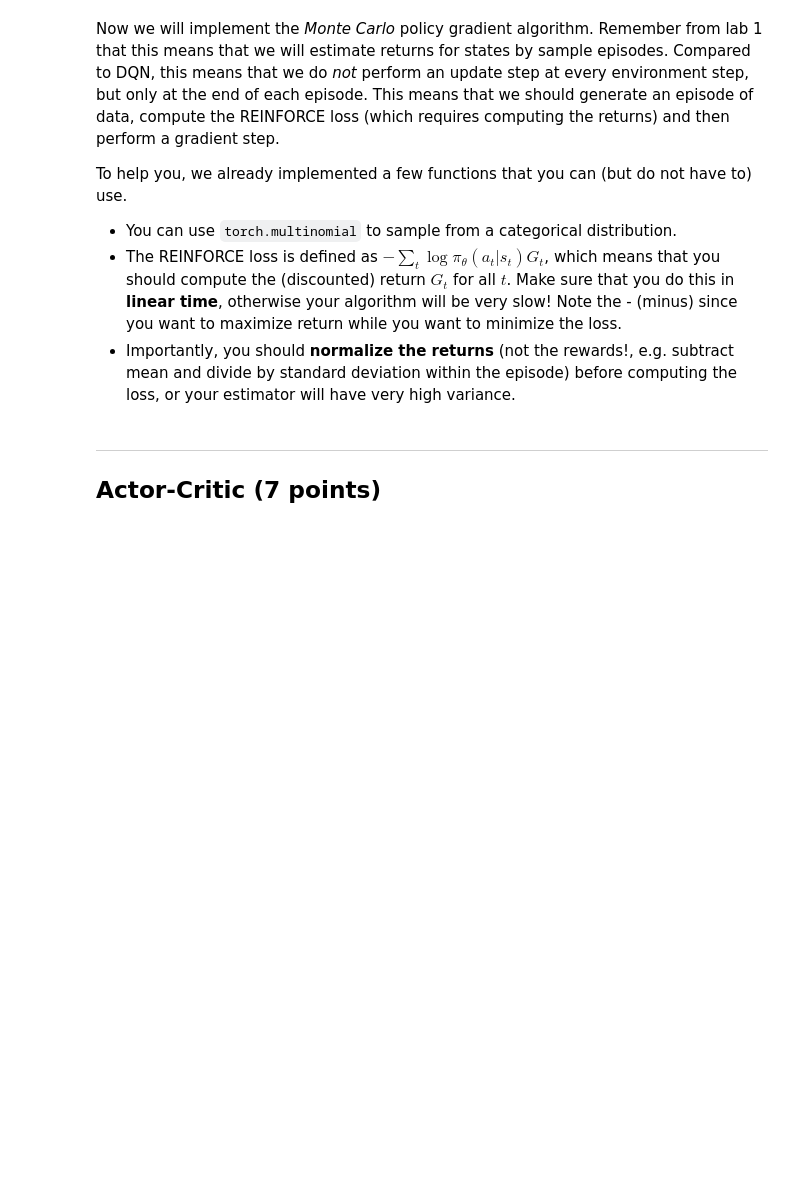
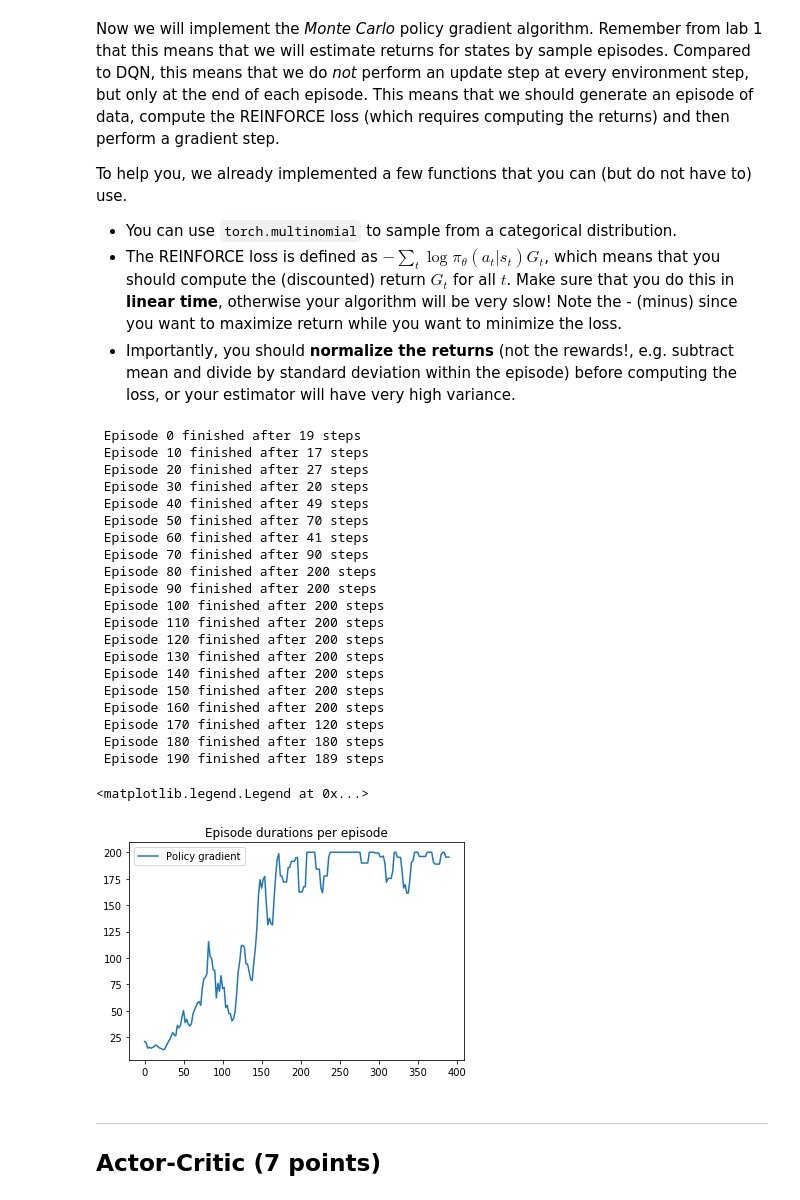
Before and after one commit to kondilidisn/RL, a Jupyter notebook: lab2.ipynb, the cells around one changed output. Drawn from its saved outputs; the diff is of its cells as text; code cells hidden in the pictures; blank space fills up the shorter version.

```diff
--- a/lab2.ipynb
+++ b/lab2.ipynb
@@ -393,44 +462,3 @@ To help you, we already implemented a few functions that you can (but do not hav
 * You can use `torch.multinomial` to sample from a categorical distribution.
 * The REINFORCE loss is defined as $- \sum_t \log \pi_\theta(a_t|s_t) G_t$, which means that you should compute the (discounted) return $G_t$ for all $t$. Make sure that you do this in **linear time**, otherwise your algorithm will be very slow! Note the - (minus) since you want to maximize return while you want to minimize the loss.
 * Importantly, you should **normalize the returns** (not the rewards!, e.g. subtract mean and divide by standard deviation within the episode) before computing the loss, or your estimator will have very high variance.
-# %%
-def select_action(model, state):
-    # Samples an action according to the probability distribution induced by the model
-    # Also returns the log_probability
-    # YOUR CODE HERE
-    raise NotImplementedError()
-
-    return action, log_p[action]
-
-def run_episode(env, model):
-    # YOUR CODE HERE
-    raise NotImplementedError()
-    return episode
-
-def compute_reinforce_loss(episode, discount_factor):
-    # Compute the reinforce loss
-    # Make sure that your function runs in LINEAR TIME
-    # Don't forget to normalize your RETURNS (not rewards)
-    # Note that the rewards/returns should be maximized
-    # while the loss should be minimized so you need a - somewhere
-
-    # YOUR CODE HERE
-    raise NotImplementedError()
-    return loss
-
-def run_episodes_policy_gradient(model, env, num_episodes, discount_factor, learn_rate):
-
-    optimizer = optim.Adam(model.parameters(), learn_rate)
-
-    episode_durations = []
-    for i in range(num_episodes):
-
-        # YOUR CODE HERE
-        raise NotImplementedError()
-
-        if i % 10 == 0:
-            print("{2} Episode {0} finished after {1} steps"
-                  .format(i, len(episode), '\033[92m' if len(episode) >= 195 else '\033[99m'))
-        episode_durations.append(len(episode))
-
-    return episode_durations
@@ -437,21 +569,44 @@ def run_episodes_policy_gradient(model, env, num_episodes, discount_factor, lear
 # %%
 # Feel free to play around with the parameters!
 num_episodes = 200
-discount_factor = 0.99
+discount_factor = 1
 learn_rate = 0.01
 seed = 42
 random.seed(seed)
 torch.manual_seed(seed)
 env.seed(seed)
 
 model = PolicyNetwork(num_hidden)
 
 episode_durations_policy_gradient = run_episodes_policy_gradient(
     model, env, num_episodes, discount_factor, learn_rate)
 
 plt.plot(smooth(episode_durations_policy_gradient, 10))
 plt.title('Episode durations per episode')
 plt.legend(['Policy gradient'])
+# %% [output]
+ Episode 0 finished after 19 steps
+ Episode 10 finished after 17 steps
+ Episode 20 finished after 27 steps
+ Episode 30 finished after 20 steps
+ Episode 40 finished after 49 steps
+ Episode 50 finished after 70 steps
+ Episode 60 finished after 41 steps
+ Episode 70 finished after 90 steps
+ Episode 80 finished after 200 steps
+ Episode 90 finished after 200 steps
+ Episode 100 finished after 200 steps
+ Episode 110 finished after 200 steps
+ Episode 120 finished after 200 steps
+ Episode 130 finished after 200 steps
+ Episode 140 finished after 200 steps
+ Episode 150 finished after 200 steps
+ Episode 160 finished after 200 steps
+ Episode 170 finished after 120 steps
+ Episode 180 finished after 180 steps
+ Episode 190 finished after 189 steps
+<matplotlib.legend.Legend at 0x...>
+[figure, added]
 # %% [markdown]
 ---
 ## Actor-Critic (7 points)
```
Also changed, not shown: parts of 31 cells of this notebook.
